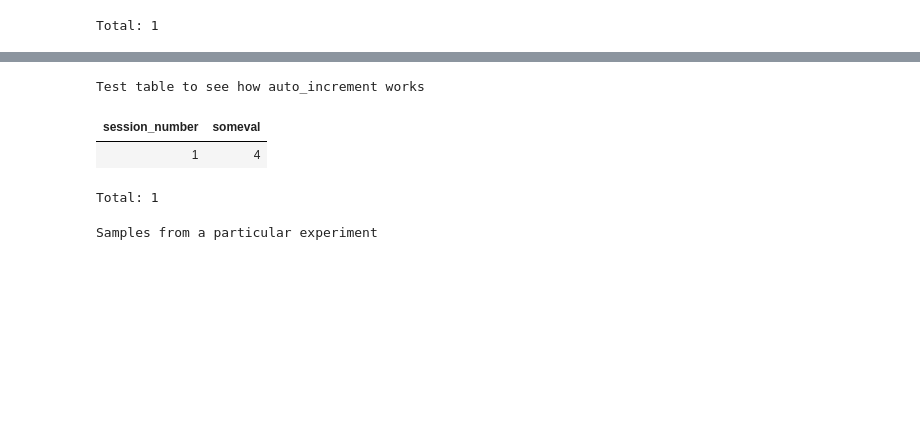
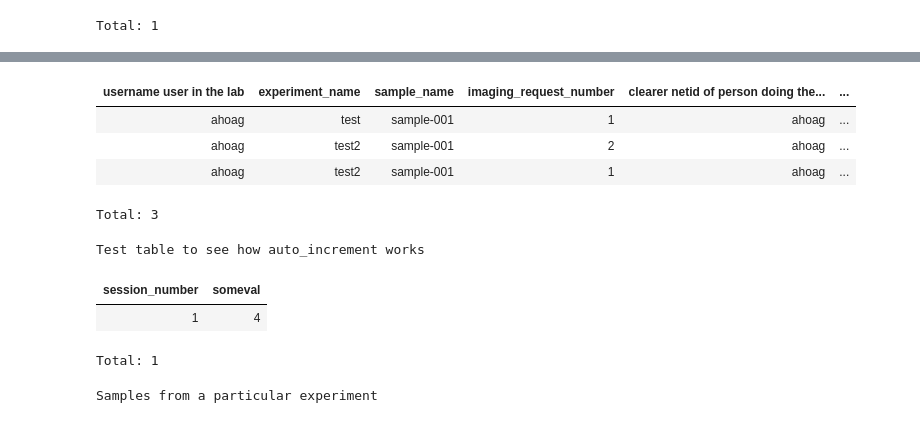
Before and after one commit to BrainCOGS/lightserv, a Jupyter notebook: notebooks/datajoint_sandbox.ipynb, the cells around one changed output, grey strips where cells are left out. Drawn from its saved outputs; the diff is of its cells as text; code cells hidden in the pictures; blank space fills up the shorter version.

```diff
--- a/notebooks/datajoint_sandbox.ipynb
+++ b/notebooks/datajoint_sandbox.ipynb
@@ -62,0 +114,11 @@ Total: 1
+# %%
+all_contents_unique_imaging_request_number = combined_contents.proj('imaging_request_number',
+		'clearing_progress','clearer','imager',datetime_submitted='TIMESTAMP(date_submitted,time_submitted)')
+# %%
+all_contents_unique_imaging_request_number
+# %% [output]
+| username user in the lab | experiment_name | sample_name | imaging_request_number | clearer netid of person doing the... | ... |
+| ahoag | test | sample-001 | 1 | ahoag | ... |
+| ahoag | test2 | sample-001 | 2 | ahoag | ... |
+| ahoag | test2 | sample-001 | 1 | ahoag | ... |
+Total: 3
```
Also changed, not shown: parts of 7 cells of this notebook, 2 other files.
